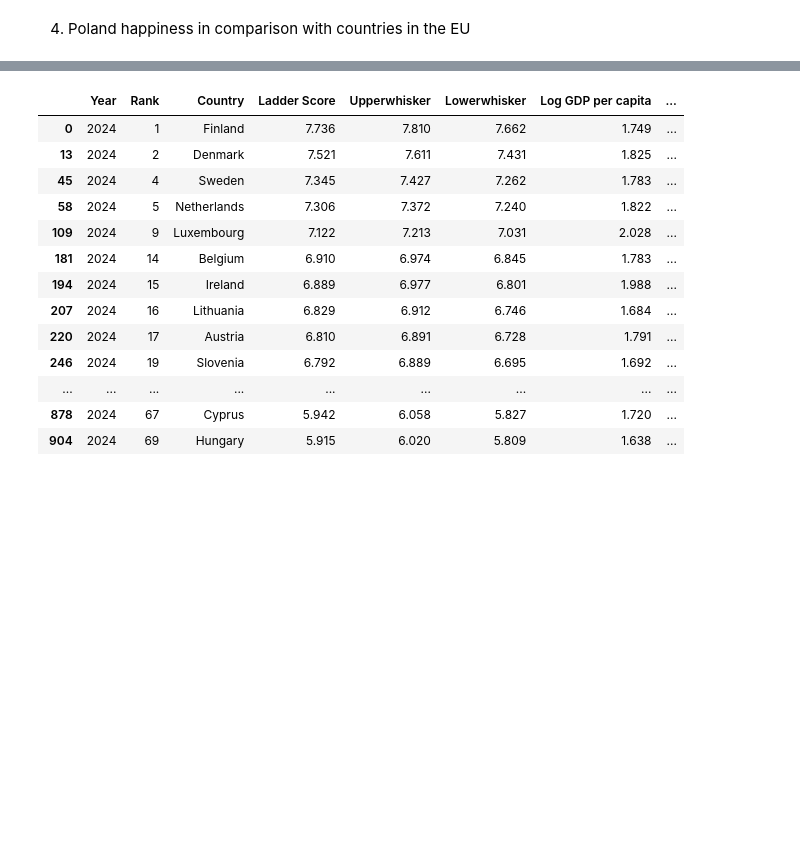
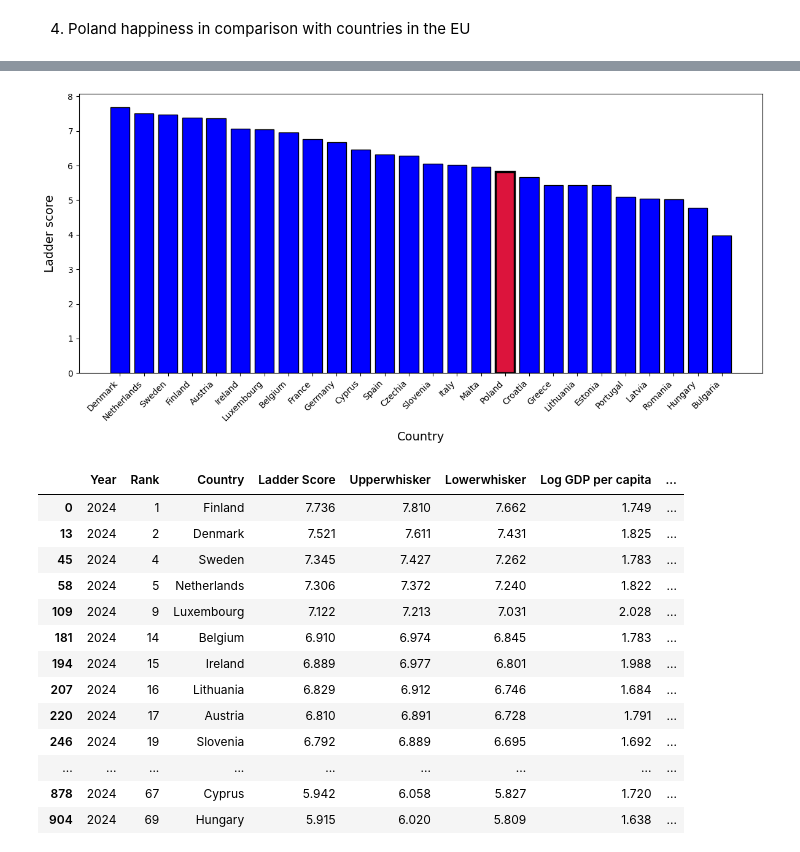
Before and after one commit to matcze/world_happiness, a Jupyter notebook: poland_happiness.ipynb, the cells around one changed output, grey strips where cells are left out. Saved outputs shown, nothing was run; the diff lists cells and outputs as text; code cells hidden in the pictures; blank space fills up the shorter version.

```diff
--- a/poland_happiness.ipynb
+++ b/poland_happiness.ipynb
@@ -200,2 +202,5 @@ plt.show()
 # %%
 euro_countries = ["Austria", "Belgium", "Bulgaria", "Croatia", "Cyprus", "Czechia", "Denmark", "Estonia", "Finland", "France", "Germany", "Greece", "Hungary", "Ireland", "Italy", "Latvia", "Lithuania", "Luxembourg", "Malta", "Netherlands", "Poland", "Portugal", "Romania", "Slovenia", "Spain", "Sweden"]
+# %%
+dataset_2012 = dataset[(dataset["Year"] == 2012) & (dataset["Country"].isin(euro_countries))]
+dataset_2012
@@ -202,3 +225,28 @@ euro_countries = ["Austria", "Belgium", "Bulgaria", "Croatia", "Cyprus", "Czechi
+# %%
+countries = list(dataset_2012["Country"])
+scores = list(dataset_2012["Ladder Score"])
+highlight = "Poland"
+
+sorted_data = sorted(zip(scores, countries), reverse=True)  # sorts by score
+scores_sorted, countries_sorted = zip(*sorted_data)
+
+colors = ['blue' if country != highlight else 'crimson' for country in countries_sorted]
+
+plt.figure(figsize=(12, 6))
+bars = plt.bar(countries_sorted, scores_sorted, color=colors, edgecolor='black')
+
+for bar, country in zip(bars, countries_sorted):
+    if country == highlight:
+        bar.set_linewidth(2.5)
+        bar.set_edgecolor('black')
+
+plt.xlabel("Country",  fontsize=14, labelpad=10)
+plt.ylabel("Ladder score", fontsize=14, labelpad=14)
+plt.xticks(rotation=45, ha='right')
+plt.tight_layout()
+plt.show()
+# %% [output]
+[figure, added]
 # %%
 dataset_2024 = dataset[(dataset["Year"] == 2024) & (dataset["Country"].isin(euro_countries))]
 dataset_2024
```
Also changed, not shown: parts of 2 cells of this notebook.
